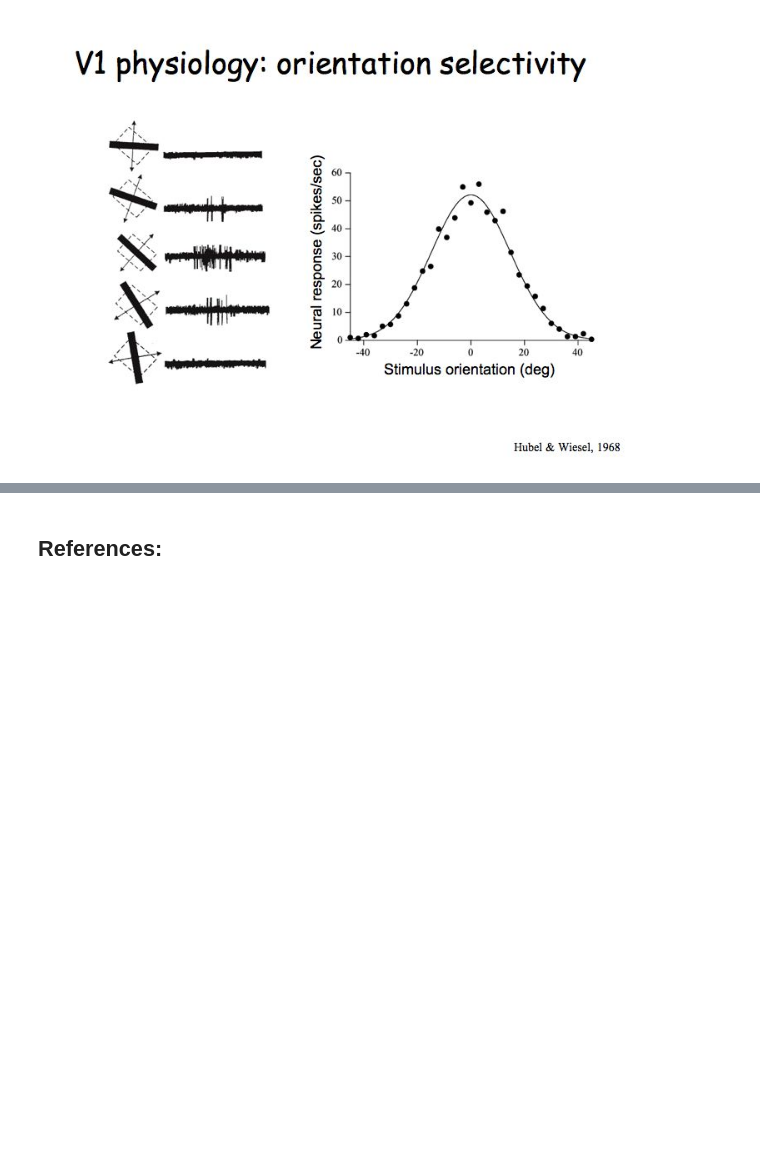
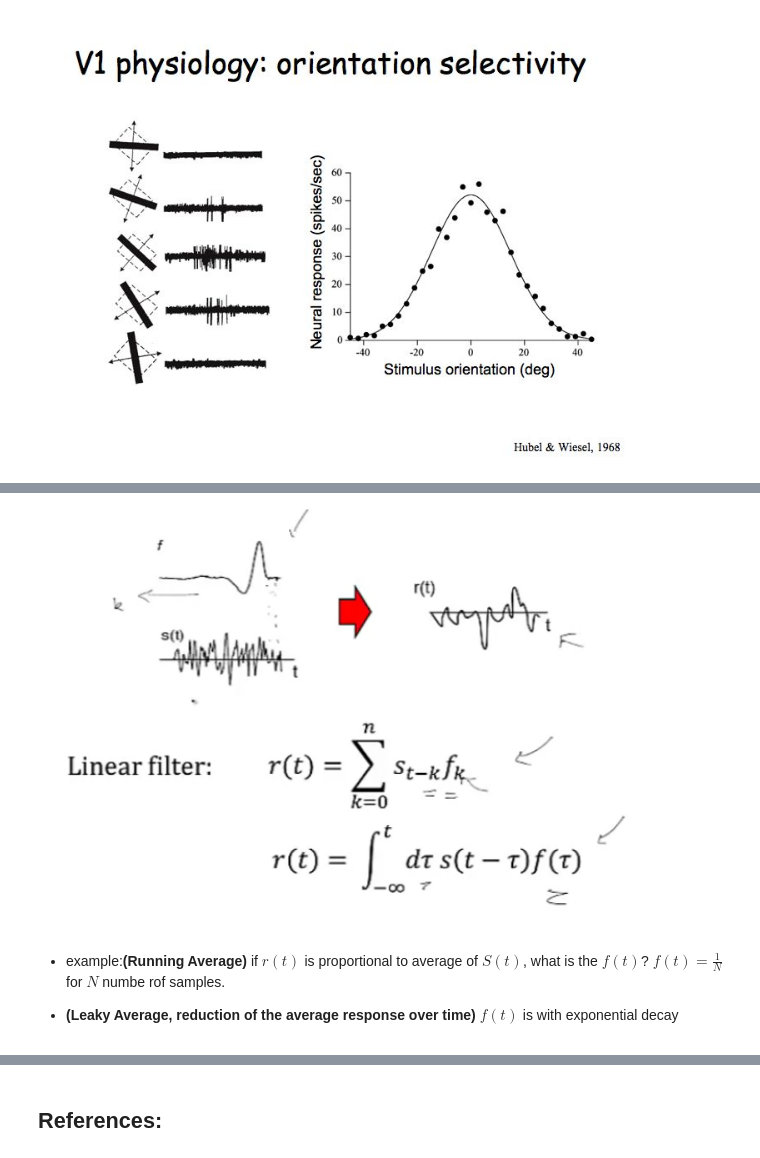
Before and after one commit to mhmdrdwn/com-neuro, a Jupyter notebook: week2.ipynb, the cells around one changed output, grey strips where cells are left out. Cells and saved outputs as stored; diff of their text form; code cells hidden in the pictures; blank space fills up the shorter version.

```diff
--- a/week2.ipynb
+++ b/week2.ipynb
@@ -91,0 +109,8 @@ Image(filename= "selectivity.jpg", width=600)
+# %%
+Image(filename= "temporal_fil.png", width=600)
+# %% [output]
+[figure, added]
+# %% [markdown]
+- example:**(Running Average)** if $r(t)$ is proportional to average of $S(t)$, what is the $f(t)$? $f(t)=\frac{1}{N}$ for $N$ numbe rof samples.
+
+- **(Leaky Average, reduction of the average response over time)** $f(t)$ is with exponential decay
```
Also changed, not shown: parts of 4 cells of this notebook.
